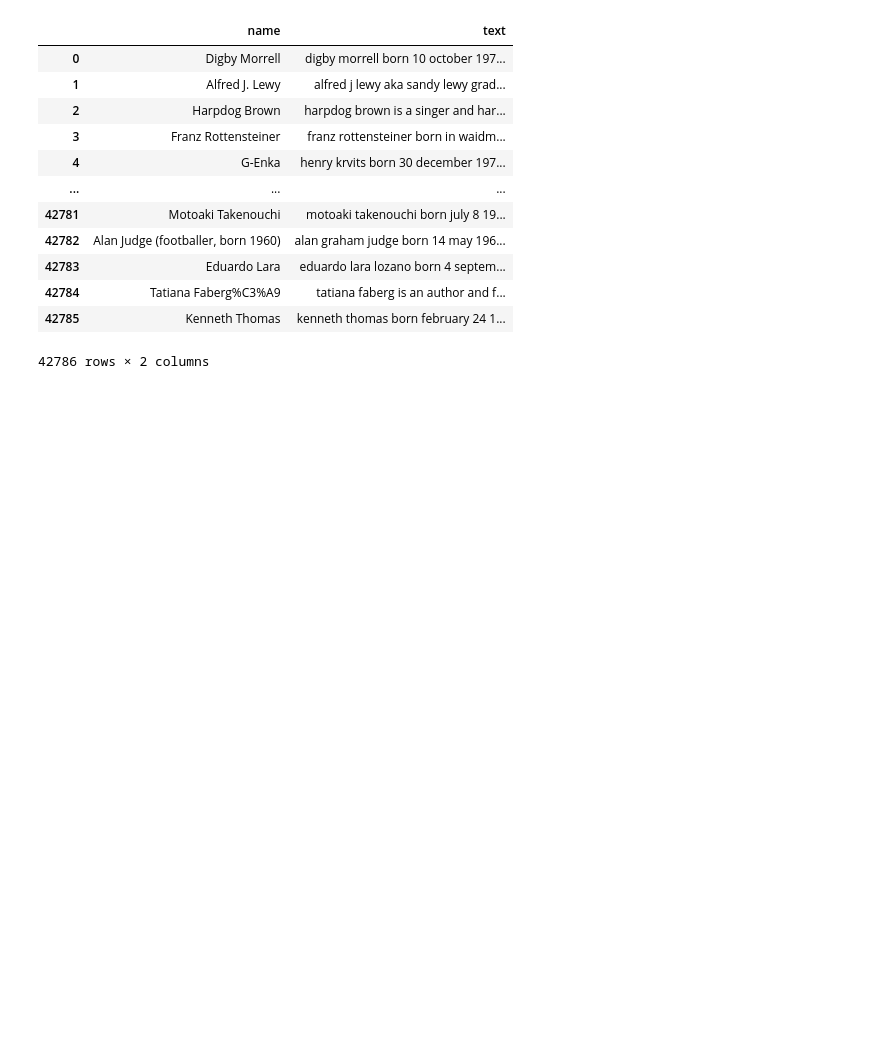
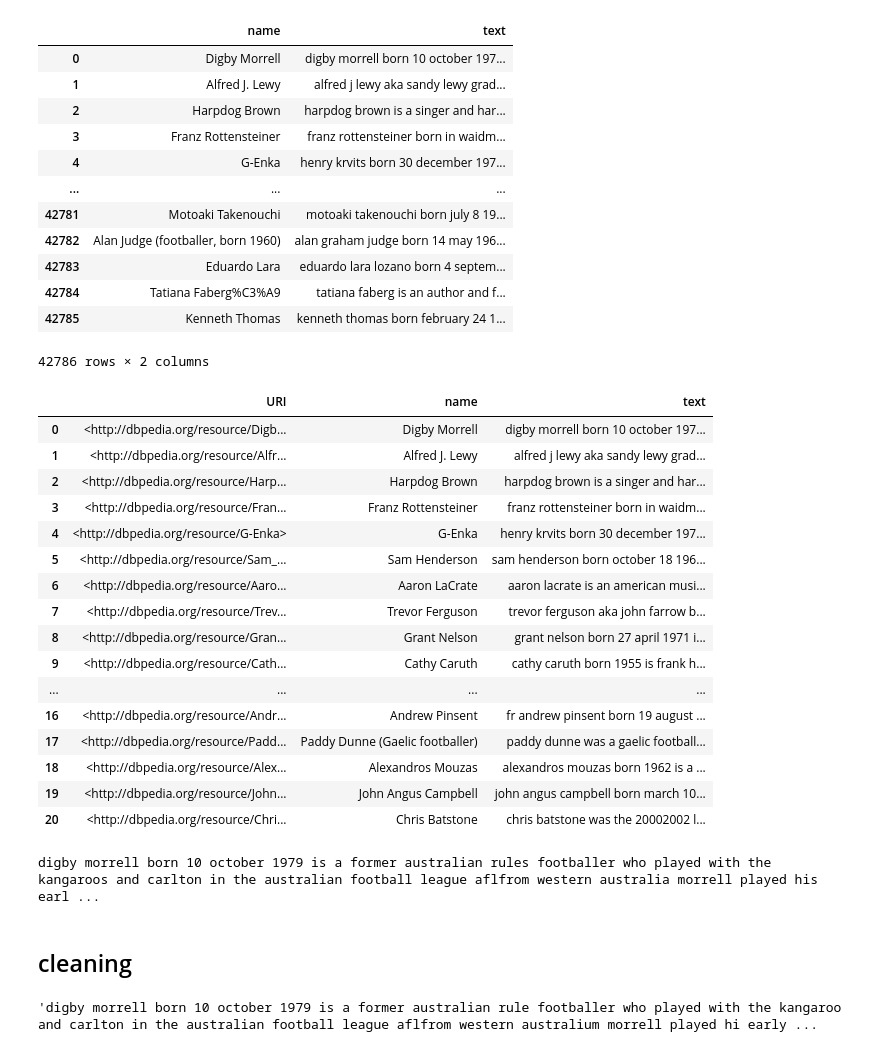
Before and after one commit to test-ds-21/JuanReyesAn___Data-Science-Portfolio-C21, a Jupyter notebook: Projects/Project-5/NLP.Description.for.Students.ipynb, the cells around one changed output. Saved outputs shown, nothing was run; the diff lists cells and outputs as text; code cells hidden in the pictures; blank space fills up the shorter version.

```diff
--- a/Projects/Project-5/NLP.Description.for.Students.ipynb
+++ b/Projects/Project-5/NLP.Description.for.Students.ipynb
@@ -103,0 +127,26 @@ data_c.drop( columns = ['URI'])
+# %%
+data_c
+# %% [output]
+|  | URI | name | text |
+| 0 | <http://dbpedia.org/resource/Digb... | Digby Morrell | digby morrell born 10 october 197... |
+| 1 | <http://dbpedia.org/resource/Alfr... | Alfred J. Lewy | alfred j lewy aka sandy lewy grad... |
+| 2 | <http://dbpedia.org/resource/Harp... | Harpdog Brown | harpdog brown is a singer and har... |
+| 3 | <http://dbpedia.org/resource/Fran... | Franz Rottensteiner | franz rottensteiner born in waidm... |
+| 4 | <http://dbpedia.org/resource/G-Enka> | G-Enka | henry krvits born 30 december 197... |
+| 5 | <http://dbpedia.org/resource/Sam_... | Sam Henderson | sam henderson born october 18 196... |
+| 6 | <http://dbpedia.org/resource/Aaro... | Aaron LaCrate | aaron lacrate is an american musi... |
+| 7 | <http://dbpedia.org/resource/Trev... | Trevor Ferguson | trevor ferguson aka john farrow b... |
+| 8 | <http://dbpedia.org/resource/Gran... | Grant Nelson | grant nelson born 27 april 1971 i... |
+| 9 | <http://dbpedia.org/resource/Cath... | Cathy Caruth | cathy caruth born 1955 is frank h... |
+| ... | ... | ... | ... |
+| 16 | <http://dbpedia.org/resource/Andr... | Andrew Pinsent | fr andrew pinsent born 19 august ... |
+| 17 | <http://dbpedia.org/resource/Padd... | Paddy Dunne (Gaelic footballer) | paddy dunne was a gaelic football... |
+| 18 | <http://dbpedia.org/resource/Alex... | Alexandros Mouzas | alexandros mouzas born 1962 is a ... |
+| 19 | <http://dbpedia.org/resource/John... | John Angus Campbell | john angus campbell born march 10... |
+| 20 | <http://dbpedia.org/resource/Chri... | Chris Batstone | chris batstone was the 20002002 l... |
+# %%
+print(data_c.loc[0, 'text'])
+# %% [output]
+digby morrell born 10 october 1979 is a former australian rules footballer who played with the kangaroos and carlton in the australian football league aflfrom western australia morrell played his earl ...
+# %% [markdown]
+## cleaning
@@ -103,0 +158,4 @@ data_c.drop( columns = ['URI'])
+# %%
+sentence_0_clean
+# %% [output]
+'digby morrell born 10 october 1979 is a former australian rule footballer who played with the kangaroo and carlton in the australian football league aflfrom western australium morrell played hi early ...
```
Also changed, not shown: parts of 15 cells of this notebook.
